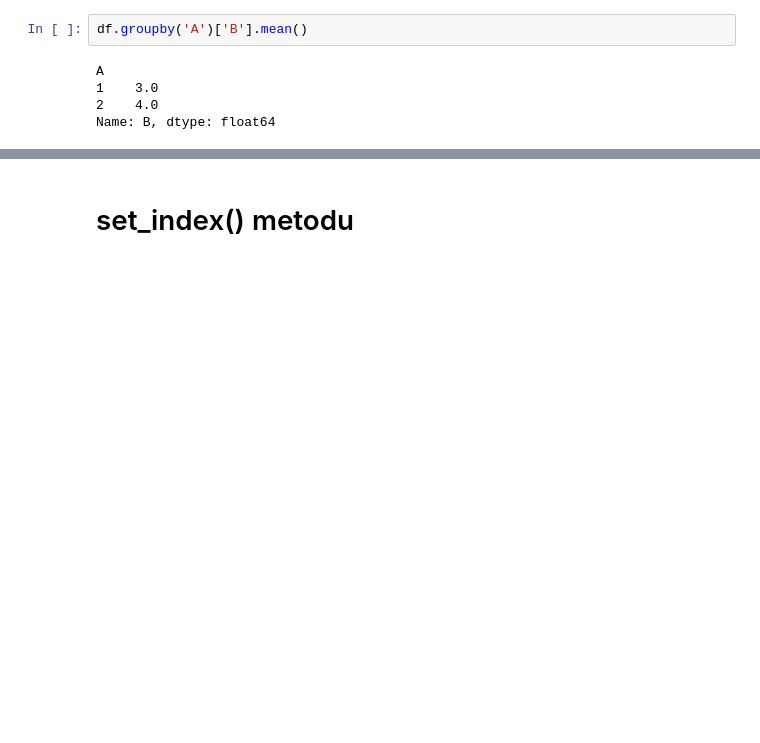
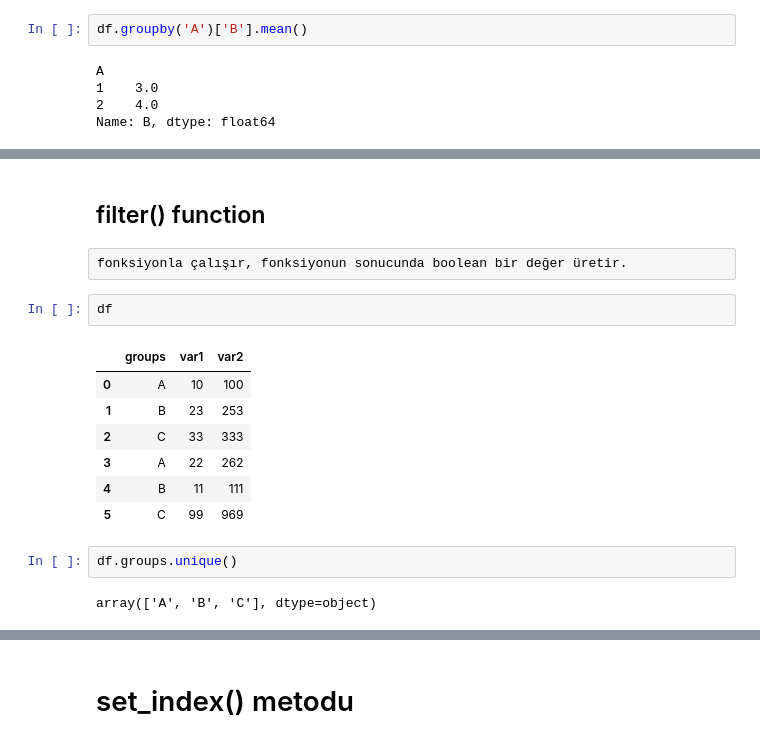
Before and after one commit to GurkanGitHub/Python, a Jupyter notebook: pandas_df_methods.ipynb, the cells around one changed output, grey strips where cells are left out. Cells and saved outputs as stored; diff of their text form; blank space fills up the shorter version.

```diff
--- a/pandas_df_methods.ipynb
+++ b/pandas_df_methods.ipynb
@@ -685,0 +764,18 @@ Name: B, dtype: float64
+# %% [markdown]
+## filter() function
+# %% [raw]
+fonksiyonla çalışır, fonksiyonun sonucunda boolean bir değer üretir.
+# %%
+df
+# %% [output]
+|  | groups | var1 | var2 |
+| 0 | A | 10 | 100 |
+| 1 | B | 23 | 253 |
+| 2 | C | 33 | 333 |
+| 3 | A | 22 | 262 |
+| 4 | B | 11 | 111 |
+| 5 | C | 99 | 969 |
+# %%
+df.groups.unique()
+# %% [output]
+array(['A', 'B', 'C'], dtype=object)
```
Also changed, not shown: parts of 16 cells of this notebook, 10 other files.
